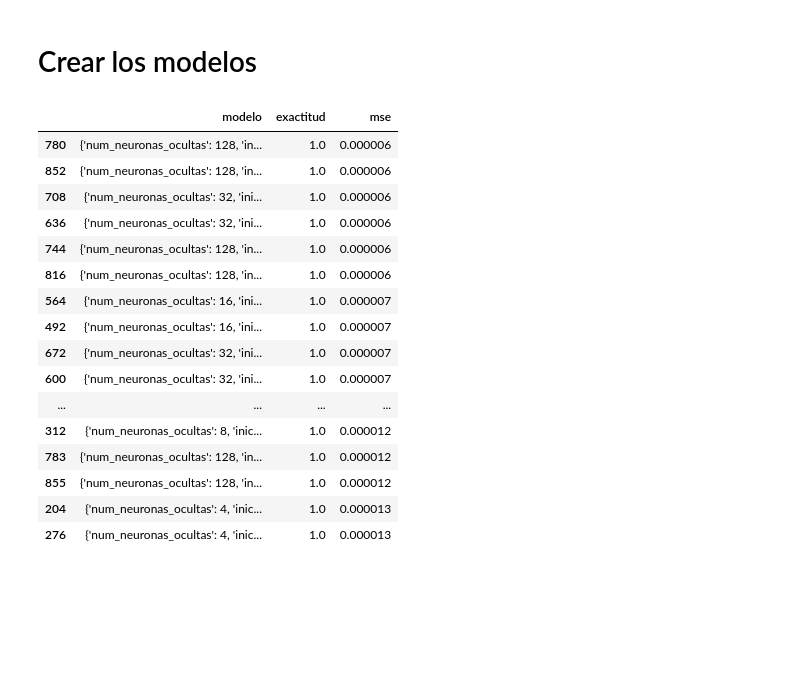
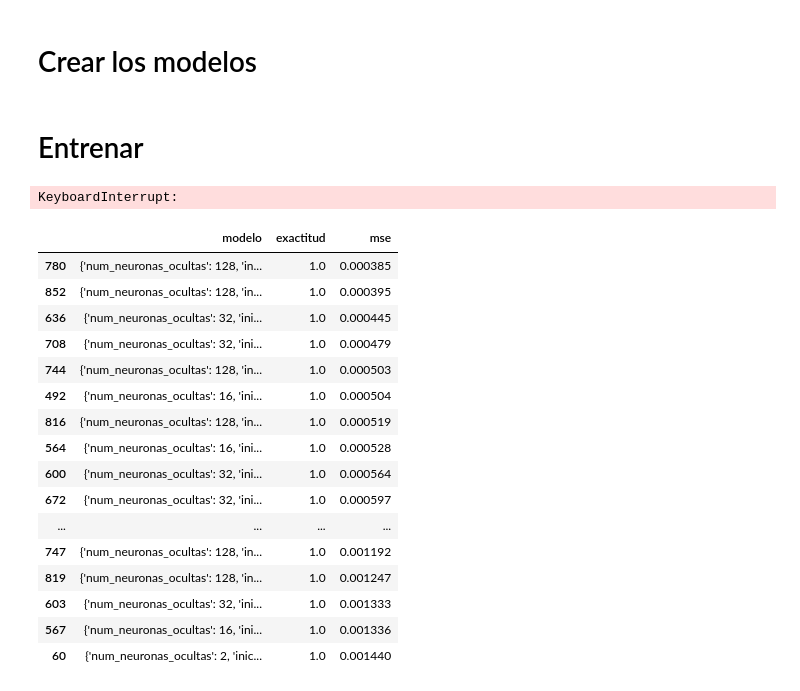
Before and after one commit to DRSJir/RedesNeuronales, a Jupyter notebook: Proyecto 1/Proyecto_1.ipynb, the cells around one changed output. Saved outputs shown, nothing was run; the diff lists cells and outputs as text; code cells hidden in the pictures; blank space fills up the shorter version.

```diff
--- a/Proyecto 1/Proyecto_1.ipynb
+++ b/Proyecto 1/Proyecto_1.ipynb
@@ -398,20 +336,11 @@ for valores_tupla in combinaciones:
+# %% [markdown]
+# Entrenar
 # %%
-epocas = 5000
-semilla = 33
-salidas = 1
+for indice, parametros in enumerate(dict_combinaciones):
+    # Cargar y Preprocesar el Dataset
+    nombre_data_set = parametros["dataset"]
+    ruta_completa = ruta + parametros['dataset']
 
-# Ruta base de los datasets (basado en tu ejemplo anterior)
-ruta = "./datasets/"
-
-# ¿Guardar solo el modelo o los parametros importantes?
-modelos = []
-resultados = []
-
-for indice, parametros in enumerate(dict_combinaciones):
-    print(f"Párametros: {parametros}")
-
-    # Cargar y Preprocesar el Dataset
-    ruta_completa = ruta + parametros['dataset']
     X_crudo, Y = preprocesar(ruta_completa)
 
     # Normalizar datos
@@ -440,6 +369,8 @@ for indice, parametros in enumerate(dict_combinaciones):
     # Almacenar resultados
     exactitud_final = modelo.accuracy_epoca[-1]
     mse = modelo.error_mse[-1]
+
+    # Guardar en un diccionario
     resultados.append({
         "modelo": parametros,
         "exactitud": exactitud_final,
@@ -453,3 +384,5 @@ try:
         json.dump(resultados, file, indent=4)
 except IOError:
     print("No se pudo guardar el archivo")
+# %% [output]
+KeyboardInterrupt:
@@ -456,24 +489,24 @@ except IOError:
 # %%
 import pandas as pd
 
 resultados_json = pd.read_json("./resultados_entrenamiento.json")
 resultados_orden = (resultados_json.sort_values(by=['exactitud', "mse"], ascending=[False, True]))
-resultados_orden.head(20)
+resultados_orden.head(30)
 # %% [output]
 |  | modelo | exactitud | mse |
-| 780 | {'num_neuronas_ocultas': 128, 'in... | 1.0 | 0.000006 |
-| 852 | {'num_neuronas_ocultas': 128, 'in... | 1.0 | 0.000006 |
-| 708 | {'num_neuronas_ocultas': 32, 'ini... | 1.0 | 0.000006 |
-| 636 | {'num_neuronas_ocultas': 32, 'ini... | 1.0 | 0.000006 |
-| 744 | {'num_neuronas_ocultas': 128, 'in... | 1.0 | 0.000006 |
-| 816 | {'num_neuronas_ocultas': 128, 'in... | 1.0 | 0.000006 |
-| 564 | {'num_neuronas_ocultas': 16, 'ini... | 1.0 | 0.000007 |
-| 492 | {'num_neuronas_ocultas': 16, 'ini... | 1.0 | 0.000007 |
-| 672 | {'num_neuronas_ocultas': 32, 'ini... | 1.0 | 0.000007 |
-| 600 | {'num_neuronas_ocultas': 32, 'ini... | 1.0 | 0.000007 |
+| 780 | {'num_neuronas_ocultas': 128, 'in... | 1.0 | 0.000385 |
+| 852 | {'num_neuronas_ocultas': 128, 'in... | 1.0 | 0.000395 |
+| 636 | {'num_neuronas_ocultas': 32, 'ini... | 1.0 | 0.000445 |
+| 708 | {'num_neuronas_ocultas': 32, 'ini... | 1.0 | 0.000479 |
+| 744 | {'num_neuronas_ocultas': 128, 'in... | 1.0 | 0.000503 |
+| 492 | {'num_neuronas_ocultas': 16, 'ini... | 1.0 | 0.000504 |
+| 816 | {'num_neuronas_ocultas': 128, 'in... | 1.0 | 0.000519 |
+| 564 | {'num_neuronas_ocultas': 16, 'ini... | 1.0 | 0.000528 |
+| 600 | {'num_neuronas_ocultas': 32, 'ini... | 1.0 | 0.000564 |
+| 672 | {'num_neuronas_ocultas': 32, 'ini... | 1.0 | 0.000597 |
 | ... | ... | ... | ... |
-| 312 | {'num_neuronas_ocultas': 8, 'inic... | 1.0 | 0.000012 |
-| 783 | {'num_neuronas_ocultas': 128, 'in... | 1.0 | 0.000012 |
-| 855 | {'num_neuronas_ocultas': 128, 'in... | 1.0 | 0.000012 |
-| 204 | {'num_neuronas_ocultas': 4, 'inic... | 1.0 | 0.000013 |
-| 276 | {'num_neuronas_ocultas': 4, 'inic... | 1.0 | 0.000013 |
+| 747 | {'num_neuronas_ocultas': 128, 'in... | 1.0 | 0.001192 |
+| 819 | {'num_neuronas_ocultas': 128, 'in... | 1.0 | 0.001247 |
+| 603 | {'num_neuronas_ocultas': 32, 'ini... | 1.0 | 0.001333 |
+| 567 | {'num_neuronas_ocultas': 16, 'ini... | 1.0 | 0.001336 |
+| 60 | {'num_neuronas_ocultas': 2, 'inic... | 1.0 | 0.001440 |
```
Also changed, not shown: parts of 8 cells of this notebook.
